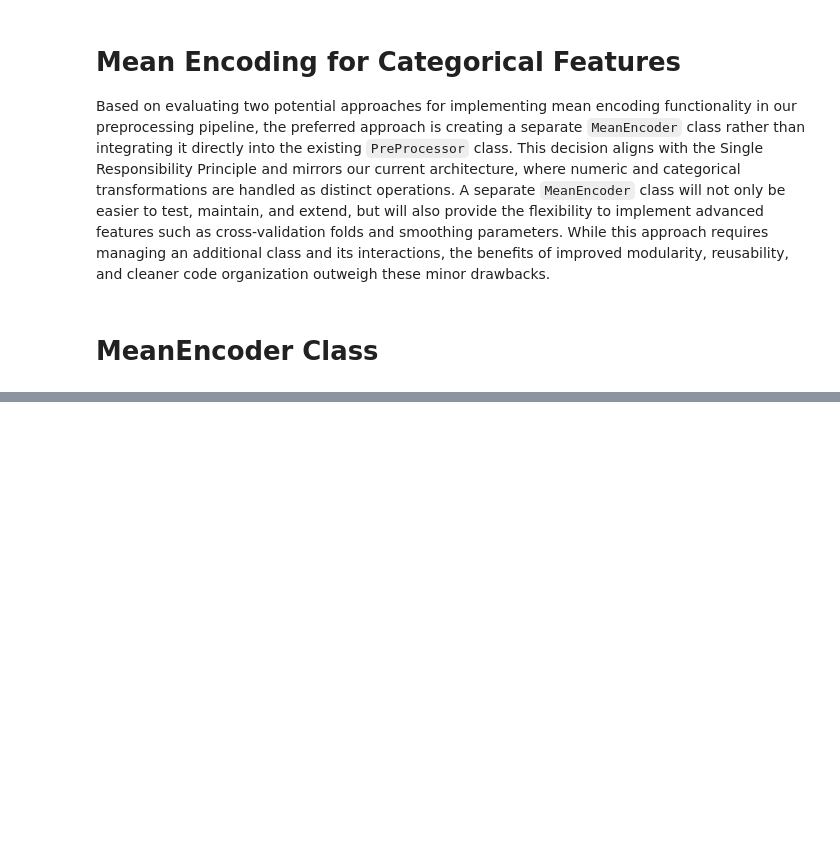
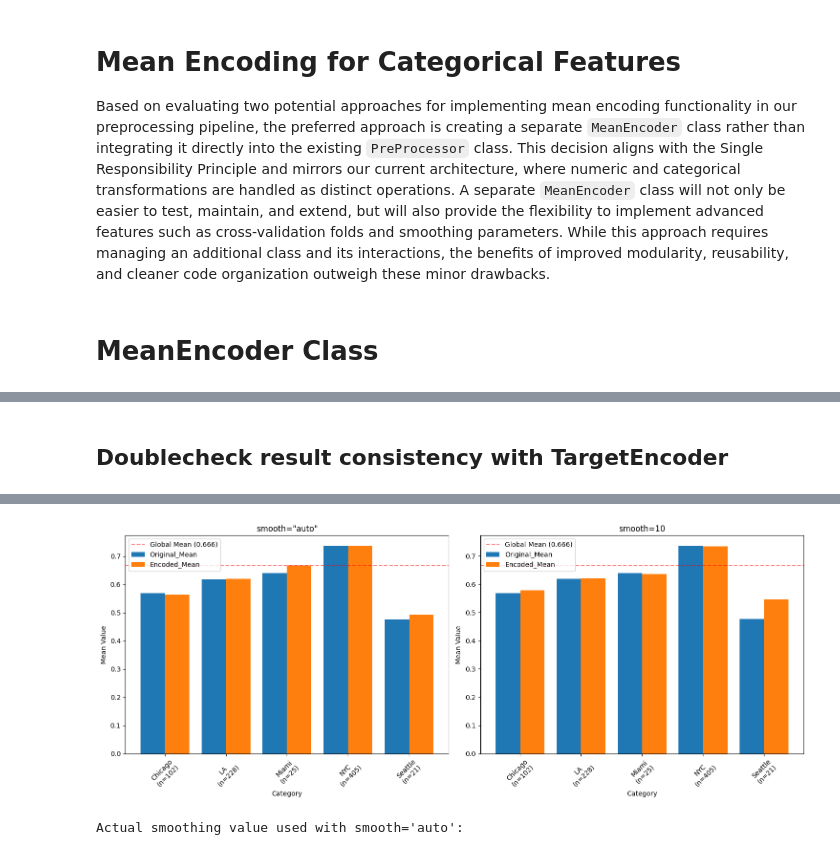
Before and after one commit to MenaWANG/mlflow-demo, a Jupyter notebook: pyfunc_mean_encoding.ipynb, the cells around one changed output, grey strips where cells are left out. Drawn from its saved outputs; the diff is of its cells as text; code cells hidden in the pictures; blank space fills up the shorter version.

```diff
--- a/pyfunc_mean_encoding.ipynb
+++ b/pyfunc_mean_encoding.ipynb
@@ -294,0 +379,70 @@ class PreProcessor(BaseEstimator, TransformerMixin):
+# %% [markdown]
+## Doublecheck result consistency with TargetEncoder
+# %%
+# Test different smoothing parameters
+def compare_smoothing(X_train, y_train, smooth_param):
+    # Initialize encoder
+    encoder = TargetEncoder(smooth=smooth_param, cv=5)
+    encoded = encoder.fit_transform(X_train[['city']], y_train)
+
+    # Calculate means
+    results = pd.DataFrame({
+        'Sample_Size': X_train['city'].value_counts(),
+        'Original_Mean': y_train.groupby(X_train['city']).mean(),
+        'Encoded_Mean': pd.DataFrame(encoded, columns=['city'], index=X_train.index)
+                          .groupby(X_train['city'])['city'].mean(),
+    })
+    results['Global_Mean'] = y_train.mean()
+
+    print(f"\nResults with smooth={smooth_param}:")
+    print(results)
+    return results
+
+# Compare auto vs explicit smoothing
+results_auto = compare_smoothing(X_train, y_train, 'auto')
+results_10 = compare_smoothing(X_train, y_train, 10.0)
+
+# Create a single figure for both plots
+plt.figure(figsize=(15, 6))
+
+# Get sample sizes
+category_sizes = X_train['city'].value_counts().sort_index()
+
+# Plot for smooth='auto'
+plt.subplot(1, 2, 1)
+results_auto[['Original_Mean', 'Encoded_Mean']].plot(kind='bar', width=0.8, ax=plt.gca())
+plt.axhline(y=results_auto['Global_Mean'].iloc[0], color='r', linestyle='--', alpha=0.5,
+            label=f'Global Mean ({results_auto["Global_Mean"].iloc[0]:.3f})')
+plt.title('smooth="auto"')
+plt.xlabel('Category')
+plt.ylabel('Mean Value')
+# Add sample sizes to x-labels
+plt.xticks(range(len(category_sizes)),
+           [f'{cat}\n(n={size})' for cat, size in category_sizes.items()],
+           rotation=45)
+plt.legend()
+
+# Plot for smooth=10
+plt.subplot(1, 2, 2)
+results_10[['Original_Mean', 'Encoded_Mean']].plot(kind='bar', width=0.8, ax=plt.gca())
+plt.axhline(y=results_10['Global_Mean'].iloc[0], color='r', linestyle='--', alpha=0.5,
+            label=f'Global Mean ({results_10["Global_Mean"].iloc[0]:.3f})')
+plt.title('smooth=10')
+plt.xlabel('Category')
+plt.ylabel('Mean Value')
+# Add sample sizes to x-labels
+plt.xticks(range(len(category_sizes)),
+           [f'{cat}\n(n={size})' for cat, size in category_sizes.items()],
+           rotation=45)
+plt.legend()
+
+# Adjust layout to prevent overlap
+plt.tight_layout()
+plt.show()
+
+# Print the actual smoothing value used
+encoder = TargetEncoder(smooth='auto')
+encoder.fit(X_train[['city']], y_train)
+print("\nActual smoothing value used with smooth='auto':")
+# print(encoder.smooth)
+# %% [output]
@@ -294,0 +466,2 @@ class PreProcessor(BaseEstimator, TransformerMixin):
+[figure, added]
+Actual smoothing value used with smooth='auto':
```
Also changed, not shown: parts of 11 cells of this notebook, 2 other files.
